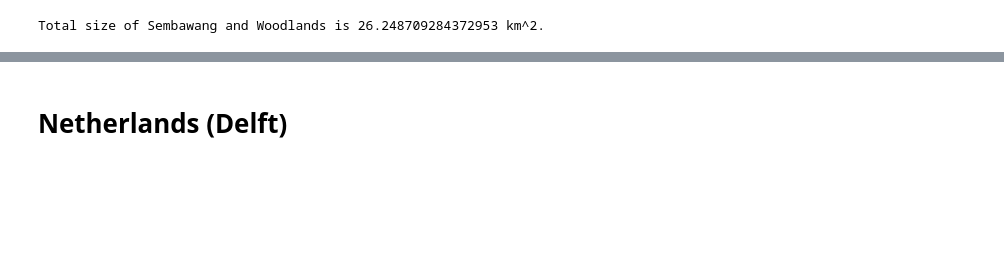
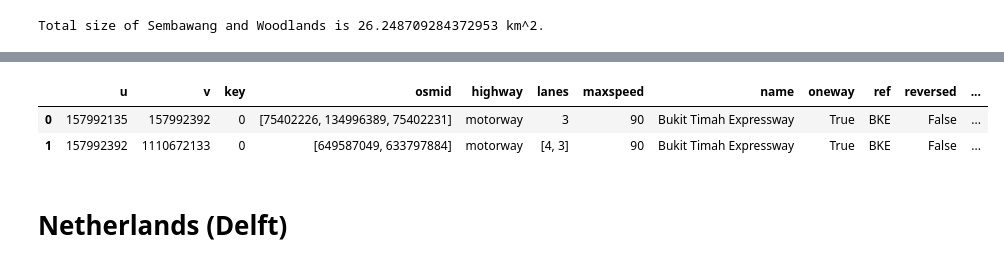
Before and after one commit to nicholas-ko-zy/blog-post-illustrations, a Jupyter notebook: 20260404_TransportationSeparation/networks.ipynb, the cells around one changed output, grey strips where cells are left out. Saved outputs shown, nothing was run; the diff lists cells and outputs as text; code cells hidden in the pictures; blank space fills up the shorter version.

```diff
--- a/20260404_TransportationSeparation/networks.ipynb
+++ b/20260404_TransportationSeparation/networks.ipynb
@@ -95,0 +133,4 @@ Total size of Sembawang and Woodlands is 26.248709284372953 km^2.
+# %%
+wlds_semb_road_network_nodes, wlds_semb_road_network_edges = ox.graph_to_gdfs(wlds_semb_road_network)
+wlds_semb_road_network_nodes = wlds_semb_road_network_nodes.reset_index()
+wlds_semb_road_network_edges = wlds_semb_road_network_edges.reset_index()
@@ -95,0 +141,6 @@ Total size of Sembawang and Woodlands is 26.248709284372953 km^2.
+# %%
+wlds_semb_road_network_edges.head(2)
+# %% [output]
+|  | u | v | key | osmid | highway | lanes | maxspeed | name | oneway | ref | reversed | ... |
+| 0 | 157992135 | 157992392 | 0 | [75402226, 134996389, 75402231] | motorway | 3 | 90 | Bukit Timah Expressway | True | BKE | False | ... |
+| 1 | 157992392 | 1110672133 | 0 | [649587049, 633797884] | motorway | [4, 3] | 90 | Bukit Timah Expressway | True | BKE | False | ... |
```
Also changed, not shown: parts of 22 cells of this notebook, 9 other files.
